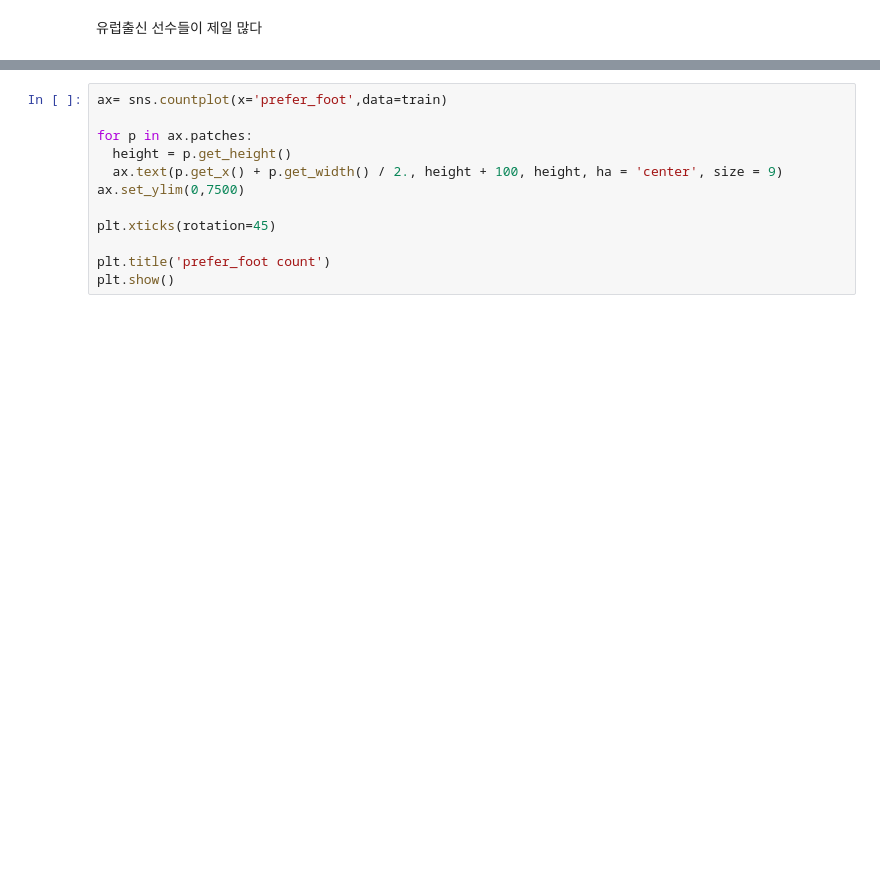
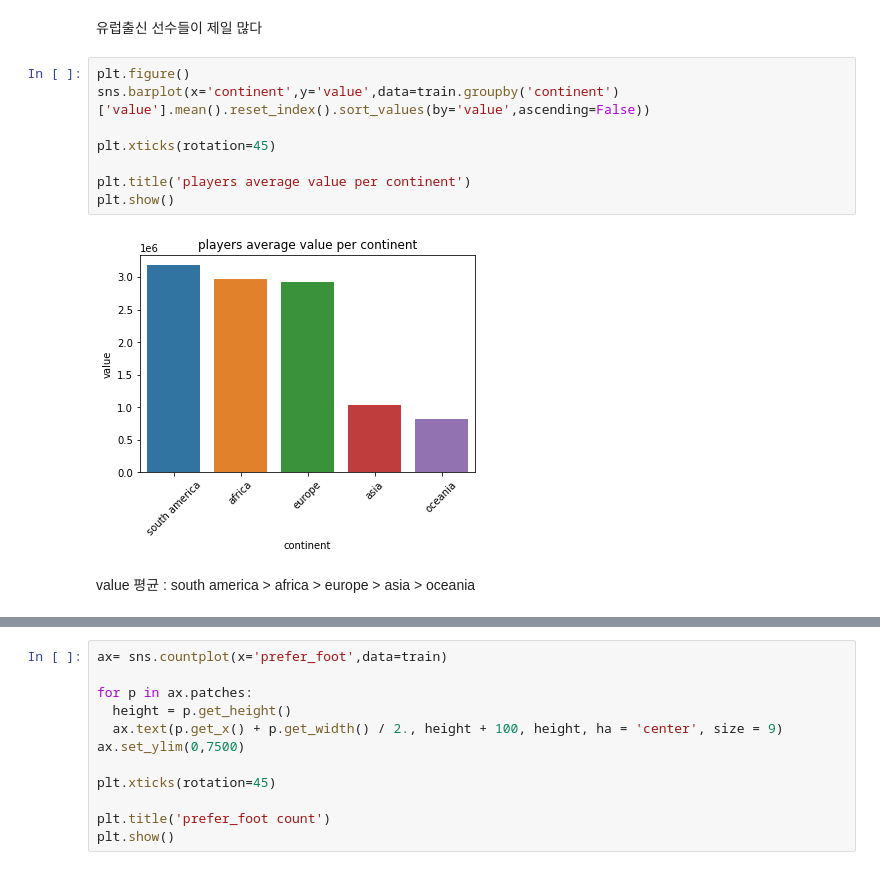
Before and after one commit to Sunnnyyy16/Dacon_study, a Jupyter notebook: FIFA/FIFA_payment.ipynb, the cells around one changed output, grey strips where cells are left out. Drawn from its saved outputs; the diff is of its cells as text; blank space fills up the shorter version.

```diff
--- a/FIFA/FIFA_payment.ipynb
+++ b/FIFA/FIFA_payment.ipynb
@@ -208,3 +221,15 @@ plt.show()
 [figure]
 # %% [markdown]
 유럽출신 선수들이 제일 많다
+# %%
+plt.figure()
+sns.barplot(x='continent',y='value',data=train.groupby('continent')['value'].mean().reset_index().sort_values(by='value',ascending=False))
+
+plt.xticks(rotation=45)
+
+plt.title('players average value per continent')
+plt.show()
+# %% [output]
+[figure, added]
+# %% [markdown]
+value 평균 : south america > africa > europe > asia > oceania
```
Also changed, not shown: parts of 62 cells of this notebook.
